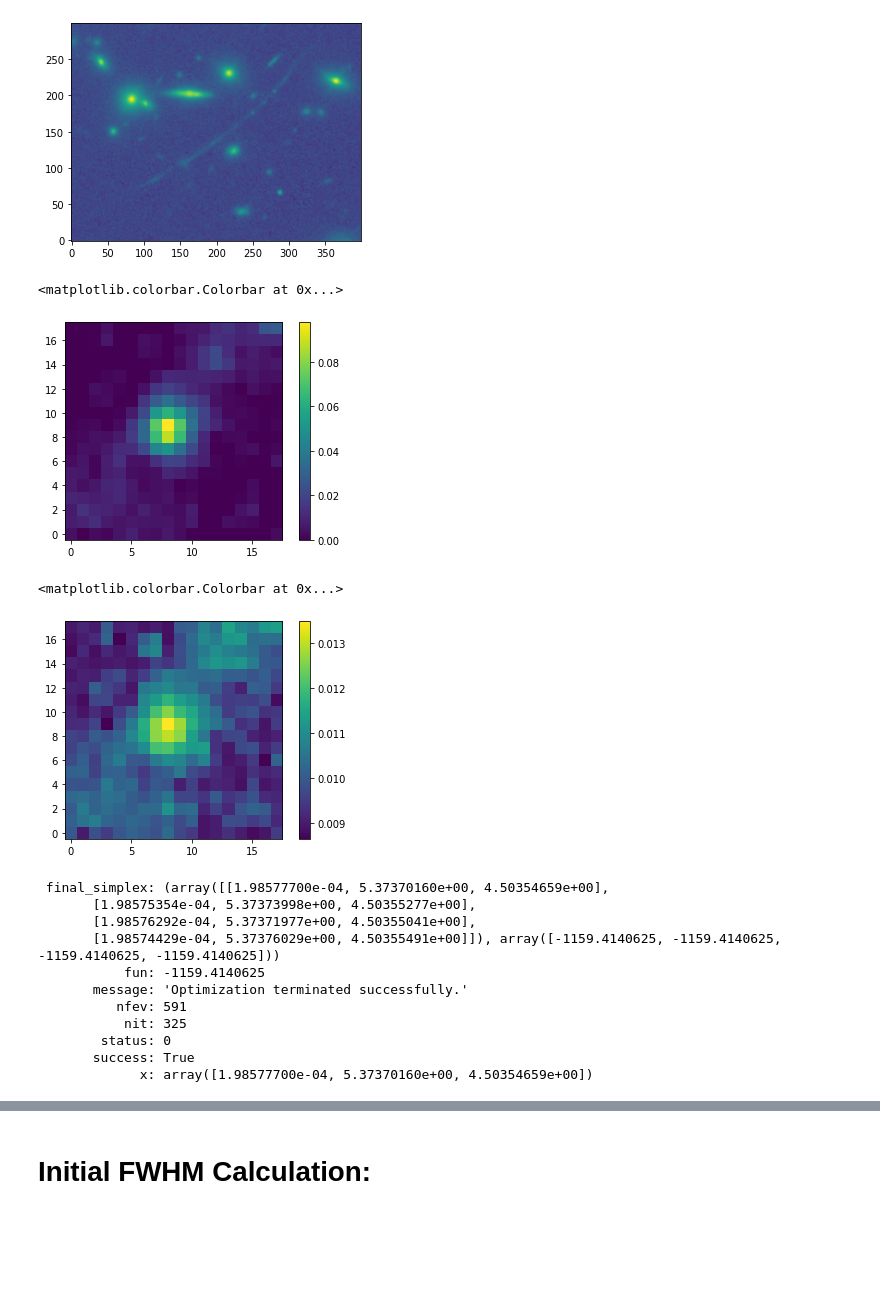
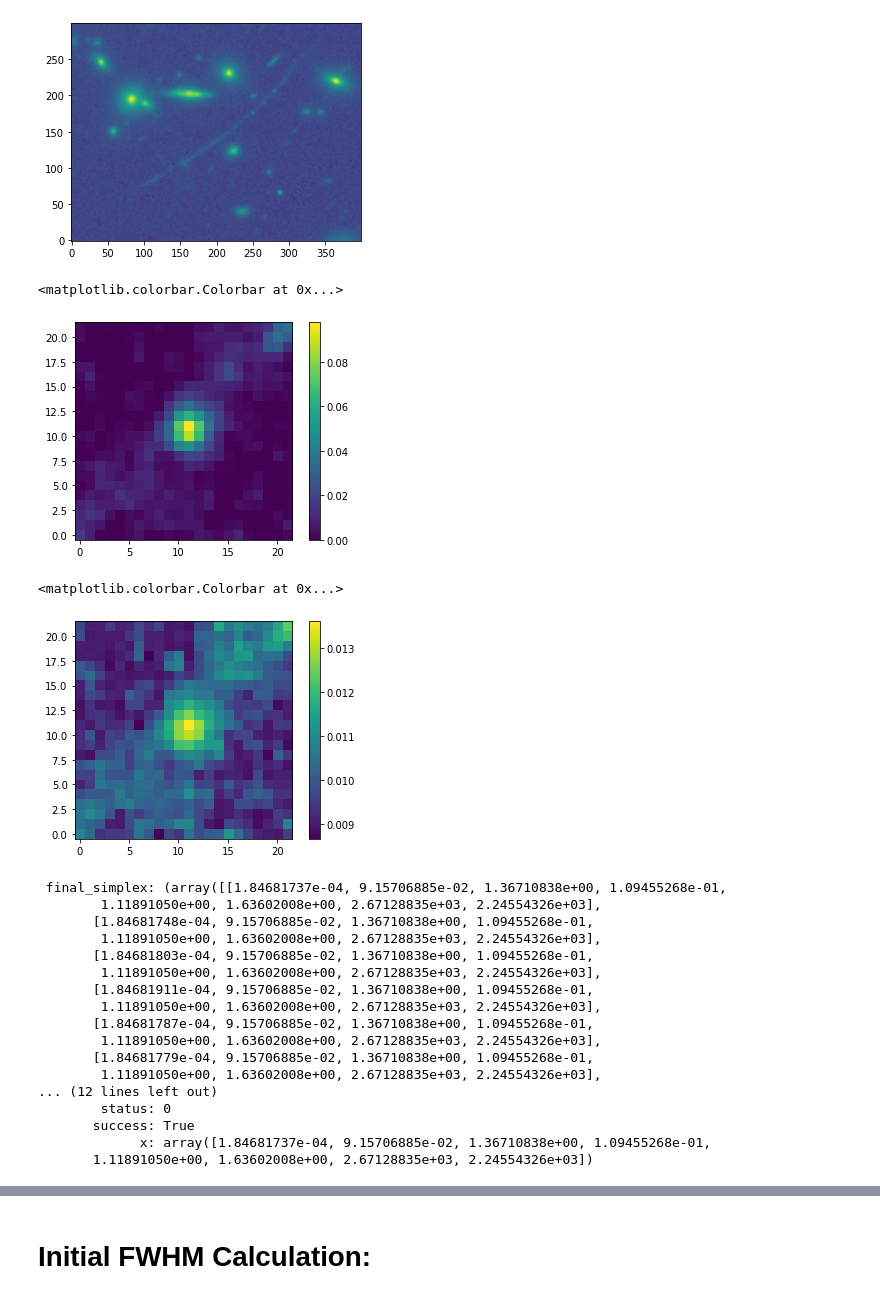
Before and after one commit to bwelch94/KnotFit, a Jupyter notebook: KnotFit.ipynb, the cells around one changed output, grey strips where cells are left out. Saved outputs shown, nothing was run; the diff lists cells and outputs as text; code cells hidden in the pictures; blank space fills up the shorter version.

```diff
--- a/KnotFit.ipynb
+++ b/KnotFit.ipynb
@@ -35,17 +37,19 @@ reload(kf)
 indir = 'whl0137'
 imfile = 'hlsp_relics_hst_wfc3ir-60mas_whl0137-08_f110w_drz.fits'
 imfile = os.path.join(indir,imfile)
-modeldir = 'whl0137/lens_modelling/testruns/z6twopt'
-#modeldir = 'whl0137/lens_modelling/GuillaumeMODELK/best'
+#modeldir = 'whl0137/lens_modelling/testruns/z6twopt'
+modeldir = 'whl0137/lens_modelling/GuillaumeMODELK/best'
+dflx = os.path.join(modeldir, 'dx_z6.fits')
+dfly = os.path.join(modeldir, 'dy_z6.fits')
 #indir = 'macs0308'
 #imfile = 'hlsp_relics_hst_wfc3ir-60mas_macs0308+26_total_drz.fits'
 #imfile = os.path.join(indir, imfile)
-#modeldir = 'macs0308/outputs/acebron_no4b'
-dflx = os.path.join(modeldir, 'dx_z6.fits')
-dfly = os.path.join(modeldir, 'dy_z6.fits')
+#modeldir = 'macs0308/outputs/zitrin_ltm_gauss'
+#dflx = os.path.join(modeldir, 'hlsp_relics_model_macs0308+26_zitrin-ltm-gauss_v1_x-arcsec-deflect.fits')
+#dfly = os.path.join(modeldir, 'hlsp_relics_model_macs0308+26_zitrin-ltm-gauss_v1_y-arcsec-deflect.fits')
 
 ax, ay, imdataHST = kf.initDeflection_Image(imfile, dflx, dfly,
-                                         zlens=0.566, zsource_in=6.0, zsource_out=6.2)
+                                         zlens=0.356, zsource_in=6.0, zsource_out=6.2)
 
 magnifinv = kf.makeMagnificationMap(ax, ay)
 # %% [output]
@@ -93,22 +114,33 @@ rmsfile = os.path.join(indir, rmsfile)
 # %%
 # add in simulated knot to check algorithm
 #x_offset = 25
-#x_sim, y_sim = 2975, 1976
+#x_sim, y_sim = 3258, 1779
 #xs_sim = x_sim - ax[y_sim, x_sim]
 #ys_sim = y_sim - ay[y_sim, x_sim]
-#sersim = Sersic2D(amplitude=.01, r_eff=.25, n=2.5, x_0=xs_sim, y_0=ys_sim)
+#sersim1 = Sersic2D(amplitude=.1, r_eff=.5, n=4., x_0=xs_sim, y_0=ys_sim)
+#sersim2 = Sersic2D(amplitude=0.1, r_eff=5, n=1., x_0=xs_sim-2, y_0=ys_sim-2)
+#gauss = Gaussian2D(amplitude=3, x_mean=xs_sim, y_mean=ys_sim, x_stddev=.05, y_stddev=.05)
 #xcut = xss[ylo:yhi, xlo:xhi]
 #ycut = yss[ylo:yhi, xlo:xhi]
-#sim_knot = sersim(xcut, ycut)
+#sim_knot = sersim1(xcut, ycut) + sersim2(xcut, ycut)
+#sim_knot = gauss(xcut, ycut)
 #sim_convolved = convolve(sim_knot, star)
 
 #imstamp[:,:] += sim_convolved[:,:]
 
 # make argdict with simulated image added
 #knotpos = (2950, 1976) # lower knot
-knotpos = (2981, 2006) # upper knot
+knotpos = (2980, 2006) # upper knot
 #knotpos = (3298, 1779) # macs0308 bright
 x, y = knotpos
+xs = x - ax[y, x]
+ys = y - ay[y, x]
+#print(xs_sim, ys_sim)
 
 argdict = kf.initArgDict(rmsfile, imstamp, limits=(xlo,xhi,ylo,yhi), ax=ax, ay=ay,
-                      knotpos=knotpos, sourcegrid=(xss,yss), star=star, delta=9)
+                      knotpos=knotpos, sourcegrid=(xss,yss), star=star, delta=5)
+# %%
+argdict = kf.initArgDict(rmsfile, imstamp, limits=(xlo,xhi,ylo,yhi), ax=ax, ay=ay,
+                      knotpos=knotpos, sourcegrid=(xss,yss), star=star, delta=11)
+
+print(xs-2, ys-2)
@@ -120,42 +154,50 @@ plt.imshow(imstamp, origin='lower', norm=norm)
 <matplotlib.image.AxesImage at 0x...>
 [figure]
 # %%
+norm = ImageNormalize(stretch=LogStretch())
 arcimage = argdict["arcIm"]
 TB = argdict["knotbounds"]
 tK = arcimage[TB[2]:TB[3], TB[0]:TB[1]]
 plt.imshow((tK), origin='lower')
+#plt.plot(9,9,'ro')
 plt.colorbar()
 # %% [output]
 <matplotlib.colorbar.Colorbar at 0x...>
-[figure, old version]
+[figure, new version]
 # %%
 plt.imshow(argdict["sigma"], origin='lower')
 plt.colorbar()
 # %% [output]
 <matplotlib.colorbar.Colorbar at 0x...>
-[figure, old version]
+[figure, new version]
 # %%
 def neg_lhood(theta, argdict):
     return -kf.log_probability(theta, **argdict)
 
-init = np.array([.01, 1., 1.])
+init = np.array([.1, .1, 1., .1, 1., 1., xs-1, ys-1])
 
 sol = minimize(neg_lhood, init, args=argdict, method='Nelder-Mead',
                options={'maxiter':2500})
 #sol = minimize(l_opt, init, args=argdict)
 print(sol)
 # %% [output]
- final_simplex: (array([[1.98577700e-04, 5.37370160e+00, 4.50354659e+00],
-       [1.98575354e-04, 5.37373998e+00, 4.50355277e+00],
-       [1.98576292e-04, 5.37371977e+00, 4.50355041e+00],
-       [1.98574429e-04, 5.37376029e+00, 4.50355491e+00]]), array([-1159.4140625, -1159.4140625, -1159.4140625, -1159.4140625]))
-           fun: -1159.4140625
-       message: 'Optimization terminated successfully.'
-          nfev: 591
-           nit: 325
+ final_simplex: (array([[1.84681737e-04, 9.15706885e-02, 1.36710838e+00, 1.09455268e-01,
+        1.11891050e+00, 1.63602008e+00, 2.67128835e+03, 2.24554326e+03],
+       [1.84681748e-04, 9.15706885e-02, 1.36710838e+00, 1.09455268e-01,
+        1.11891050e+00, 1.63602008e+00, 2.67128835e+03, 2.24554326e+03],
+       [1.84681803e-04, 9.15706885e-02, 1.36710838e+00, 1.09455268e-01,
+        1.11891050e+00, 1.63602008e+00, 2.67128835e+03, 2.24554326e+03],
+       [1.84681911e-04, 9.15706885e-02, 1.36710838e+00, 1.09455268e-01,
+        1.11891050e+00, 1.63602008e+00, 2.67128835e+03, 2.24554326e+03],
+       [1.84681787e-04, 9.15706885e-02, 1.36710838e+00, 1.09455268e-01,
+        1.11891050e+00, 1.63602008e+00, 2.67128835e+03, 2.24554326e+03],
+       [1.84681779e-04, 9.15706885e-02, 1.36710838e+00, 1.09455268e-01,
+        1.11891050e+00, 1.63602008e+00, 2.67128835e+03, 2.24554326e+03],
+... (12 lines left out)
         status: 0
        success: True
-             x: array([1.98577700e-04, 5.37370160e+00, 4.50354659e+00])
+             x: array([1.84681737e-04, 9.15706885e-02, 1.36710838e+00, 1.09455268e-01,
+       1.11891050e+00, 1.63602008e+00, 2.67128835e+03, 2.24554326e+03])
 # %%
 theta = sol.x
 #theta = np.array([0.001, 1., 1.]) #Gaussian
```
Also changed, not shown: parts of 21 cells of this notebook.
